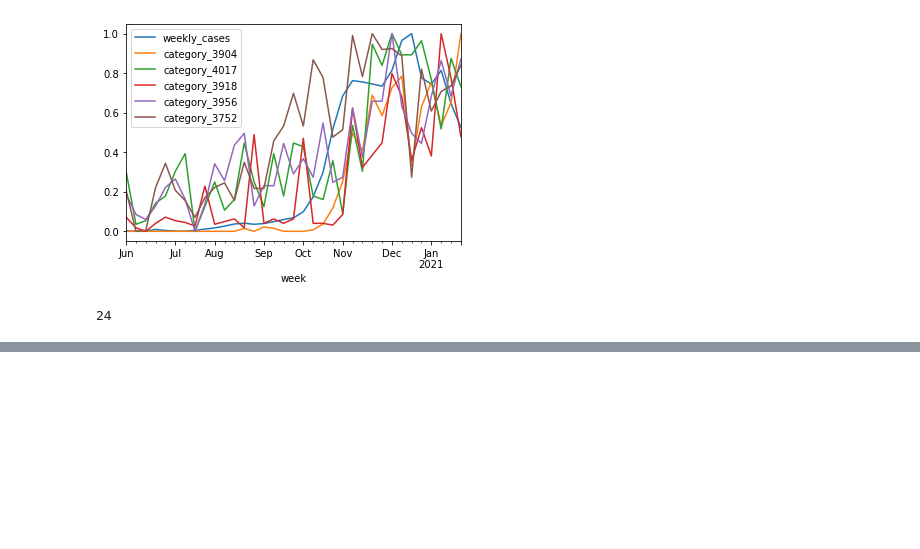
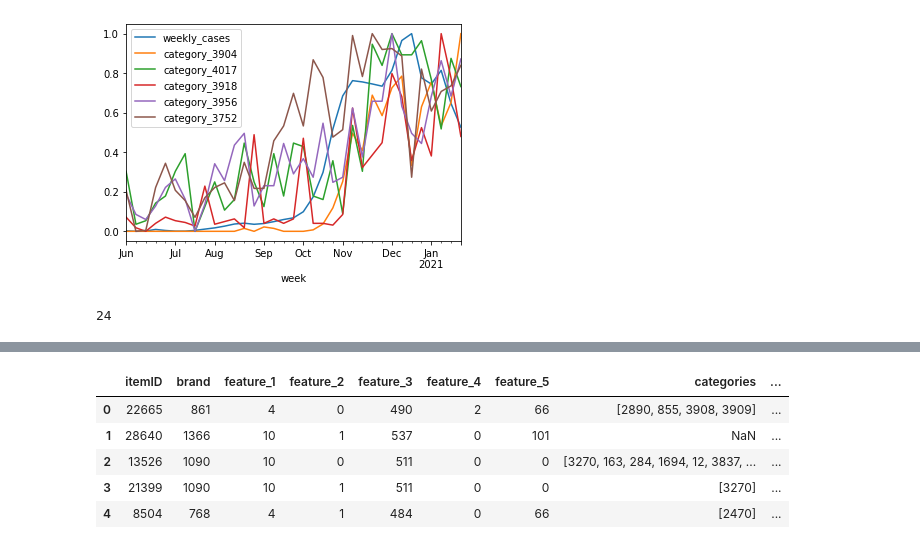
Before and after one commit to simranbhurat/DM2-Project, a Jupyter notebook: eda/Weekly_covid_cases.ipynb, the cells around one changed output, grey strips where cells are left out. Drawn from its saved outputs; the diff is of its cells as text; code cells hidden in the pictures; blank space fills up the shorter version.

```diff
--- a/eda/Weekly_covid_cases.ipynb
+++ b/eda/Weekly_covid_cases.ipynb
@@ -546,0 +601,15 @@ len(correlation[correlation['weekly_cases'] >= 0.6])
+# %%
+normalised_covid_w['month'] = normalised_covid_w['week'].dt.month
+normalised_covid_m = normalised_covid_w.groupby('month')[['weekly_cases']].mean()
+
+for month in normalised_covid_m.index:
+    items[f'covid_effect_month_{month}'] = items['covid_category_correlation'] * normalised_covid_m['weekly_cases'][month]
+
+items.head()
+# %% [output]
+|  | itemID | brand | feature_1 | feature_2 | feature_3 | feature_4 | feature_5 | categories | ... |
+| 0 | 22665 | 861 | 4 | 0 | 490 | 2 | 66 | [2890, 855, 3908, 3909] | ... |
+| 1 | 28640 | 1366 | 10 | 1 | 537 | 0 | 101 | NaN | ... |
+| 2 | 13526 | 1090 | 10 | 0 | 511 | 0 | 0 | [3270, 163, 284, 1694, 12, 3837, ... | ... |
+| 3 | 21399 | 1090 | 10 | 1 | 511 | 0 | 0 | [3270] | ... |
+| 4 | 8504 | 768 | 4 | 1 | 484 | 0 | 66 | [2470] | ... |
```
Also changed, not shown: parts of 15 cells of this notebook.
